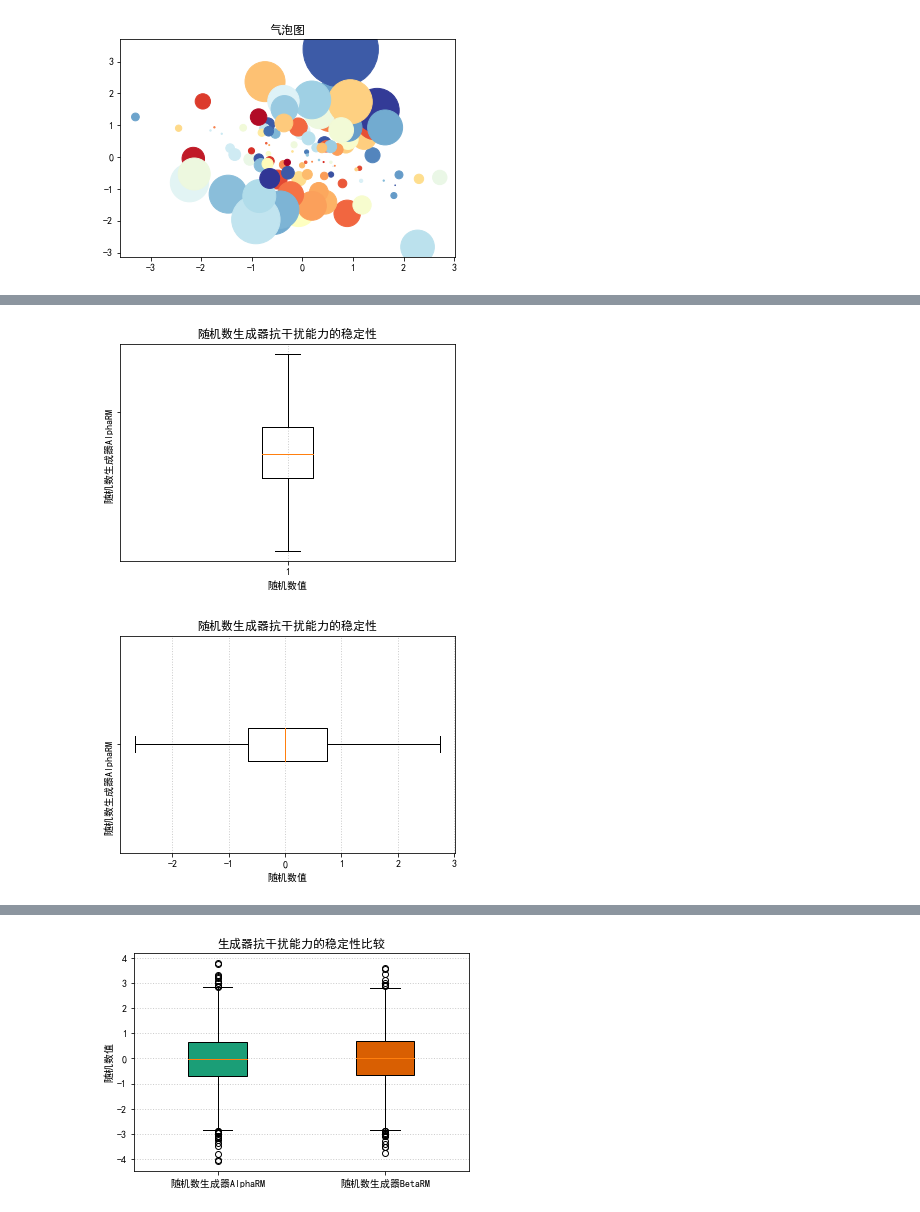
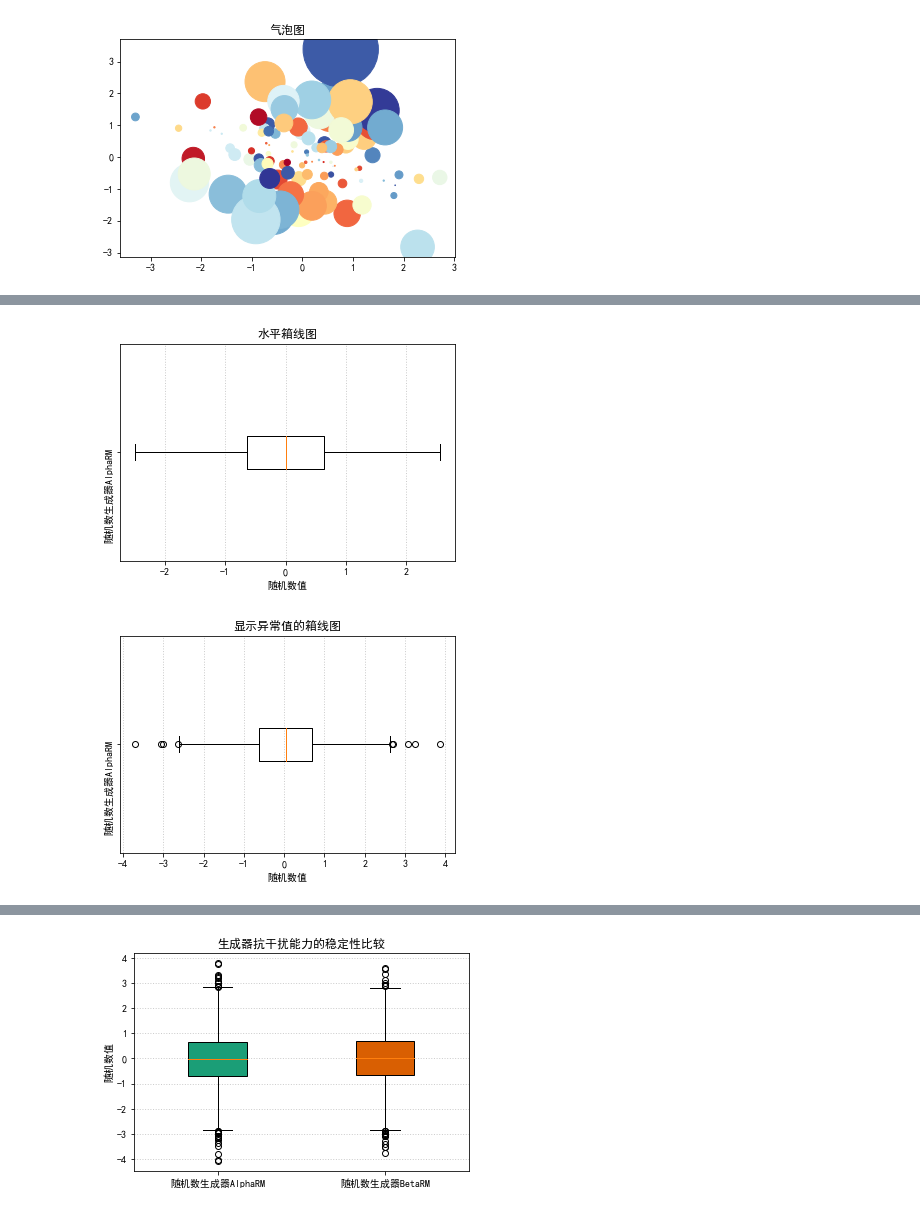
Before and after one commit to yangyezhuang/Matplotlib, a Jupyter notebook: jupyter/实用图集.ipynb, the cells around one changed output, grey strips where cells are left out. Saved outputs shown, nothing was run; the diff lists cells and outputs as text; code cells hidden in the pictures.

```diff
--- a/jupyter/实用图集.ipynb
+++ b/jupyter/实用图集.ipynb
@@ -284,26 +302,24 @@ plt.show()
 # %%
 x = np.random.randn(1000)
 
-plt.boxplot(x, showfliers=False)
+plt.boxplot(x, vert=False, showfliers=False)
 # vert：是否需要将箱线图垂直摆放，默认垂直摆放
 # showfliers：是否显示异常值，默认显示；
 plt.xlabel("随机数值")
 plt.yticks([1], ["随机数生成器AlphaRM"], rotation=90)
-plt.title("随机数生成器抗干扰能力的稳定性")
+plt.title("水平箱线图")
 plt.grid(axis="x", ls=":", lw=1, color="gray", alpha=0.4)
 plt.show()
 # %% [output]
-[figure, old version]
+[figure, new version]
 # %%
 x = np.random.randn(1000)
 
-plt.boxplot(x, vert=False, showfliers=False)
-# vert：是否需要将箱线图垂直摆放，默认垂直摆放
-# showfliers：是否显示异常值，默认显示；
+plt.boxplot(x, vert=False)
 plt.xlabel("随机数值")
 plt.yticks([1], ["随机数生成器AlphaRM"], rotation=90)
-plt.title("随机数生成器抗干扰能力的稳定性")
+plt.title("显示异常值的箱线图")
 plt.grid(axis="x", ls=":", lw=1, color="gray", alpha=0.4)
 plt.show()
 # %% [output]
-[figure, old version]
+[figure, new version]
```
Also changed, not shown: parts of 15 cells of this notebook, 24 other files.
